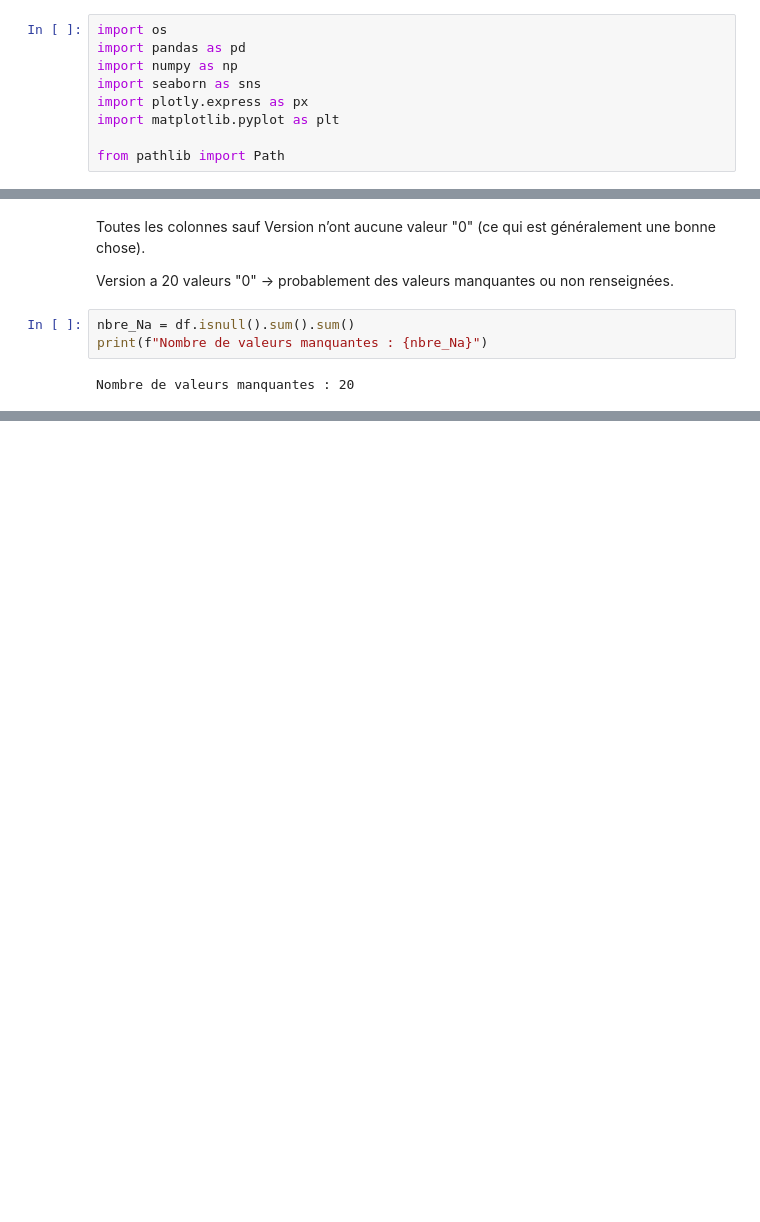
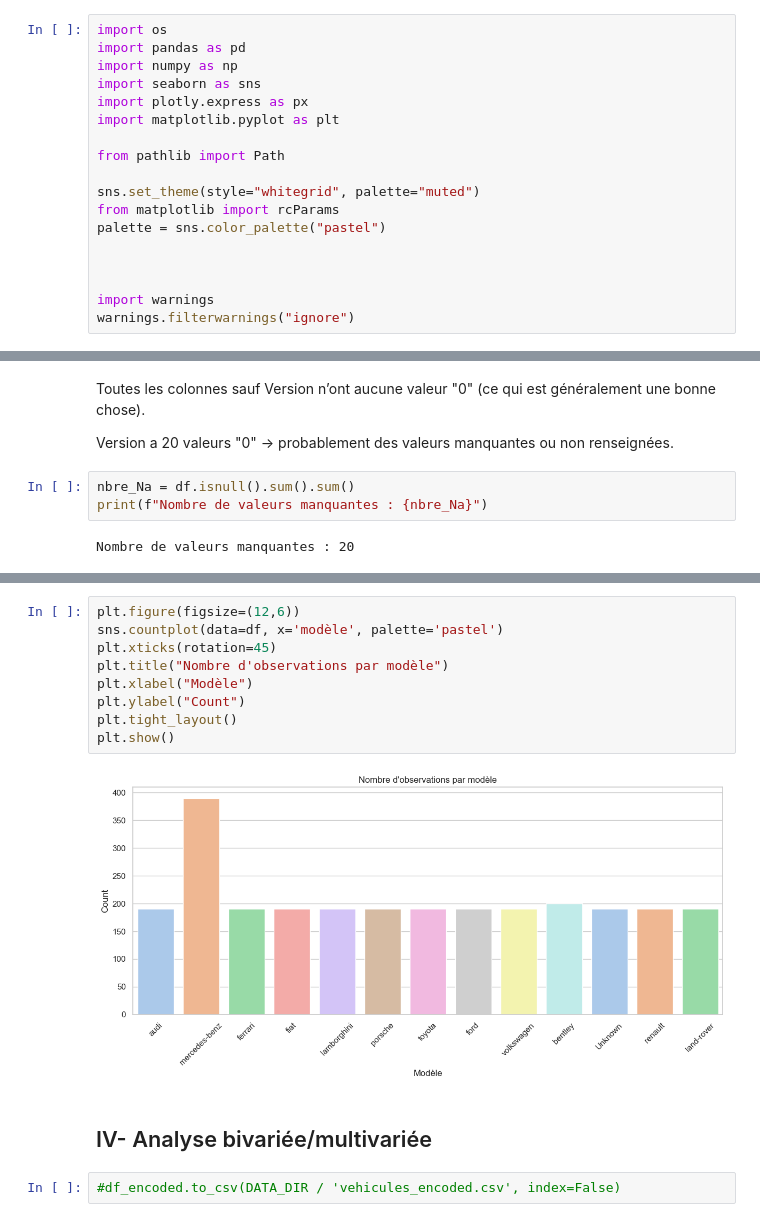
Before and after one commit to nazif96/Car-price, a Jupyter notebook: Notebooks/EDA.ipynb, the cells around one changed output, grey strips where cells are left out. Drawn from its saved outputs; the diff is of its cells as text; blank space fills up the shorter version.

```diff
--- a/Notebooks/EDA.ipynb
+++ b/Notebooks/EDA.ipynb
@@ -9,3 +9,12 @@ import plotly.express as px
 import matplotlib.pyplot as plt
 
 from pathlib import Path
+
+sns.set_theme(style="whitegrid", palette="muted")
+from matplotlib import rcParams
+palette = sns.color_palette("pastel")
+
+
+
+import warnings
+warnings.filterwarnings("ignore")
@@ -91,0 +221,15 @@ dimension après suppression de colonnes : (2680, 9)
+# %%
+plt.figure(figsize=(12,6))
+sns.countplot(data=df, x='modèle', palette='pastel')
+plt.xticks(rotation=45)
+plt.title("Nombre d'observations par modèle")
+plt.xlabel("Modèle")
+plt.ylabel("Count")
+plt.tight_layout()
+plt.show()
+# %% [output]
+[figure, added]
+# %% [markdown]
+## IV- Analyse bivariée/multivariée
+# %%
+#df_encoded.to_csv(DATA_DIR / 'vehicules_encoded.csv', index=False)
```
Also changed, not shown: parts of 35 cells of this notebook, 1 other file.
